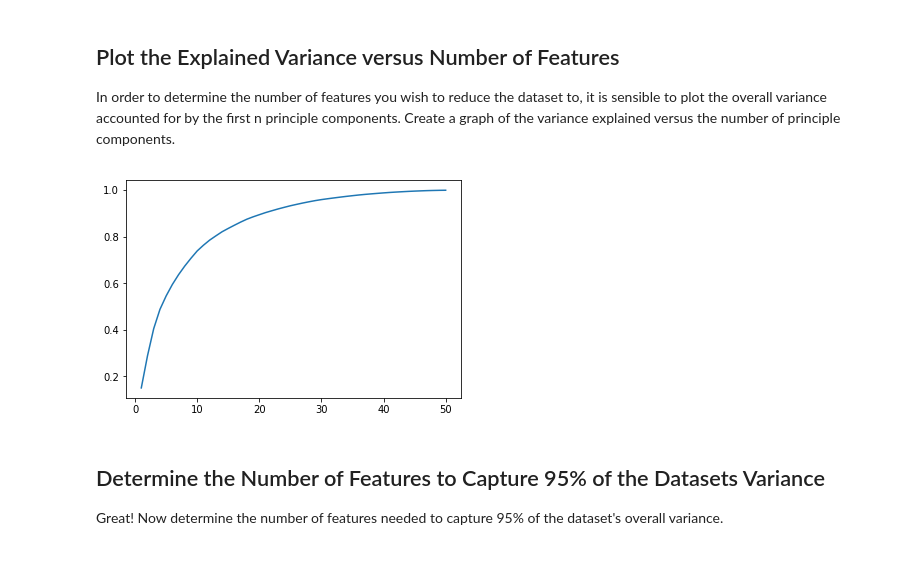
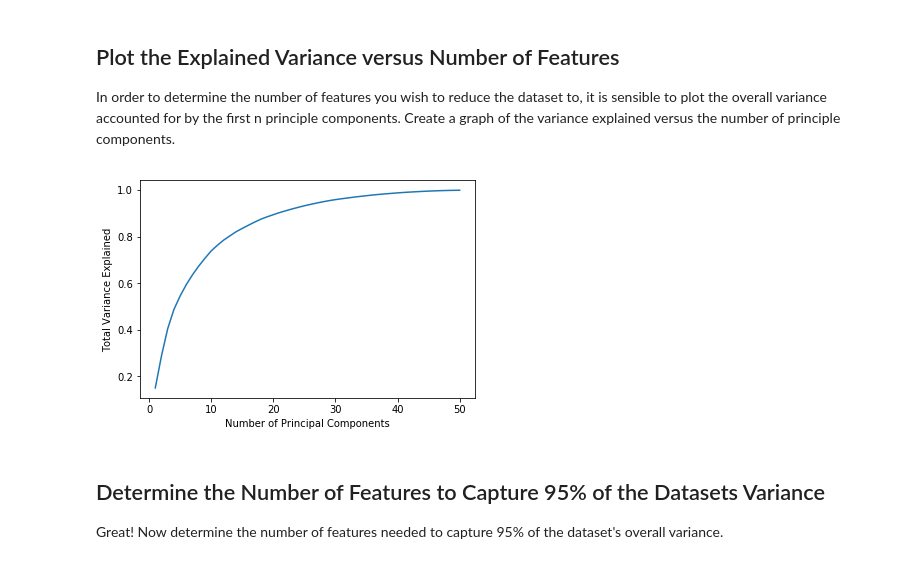
Before and after one commit to AlecMorgan/dsc-3-34-11-image-compression-classification-with-pca-codealong-seattle-ds-career-040119, a Jupyter notebook: index.ipynb, the cells around one changed output. Saved outputs shown, nothing was run; the diff lists cells and outputs as text; code cells hidden in the pictures.

```diff
--- a/index.ipynb
+++ b/index.ipynb
@@ -101,10 +101,10 @@ PCA(copy=True, iterated_power='auto', n_components=50, random_state=None,
 In order to determine the number of features you wish to reduce the dataset to, it is sensible to plot the overall variance accounted for by the first n principle components. Create a graph of the variance explained versus the number of principle components.
 # %%
 plt.xlabel('Number of Principal Components')
-plt.ylabel('Variance Explained')
+plt.ylabel('Total Variance Explained')
 plt.plot(range(1, n+1), pca.explained_variance_ratio_.cumsum());
 # %% [output]
-[figure, old version]
+[figure, new version]
 # %% [markdown]
 ## Determine the Number of Features to Capture 95% of the Datasets Variance
 
```
